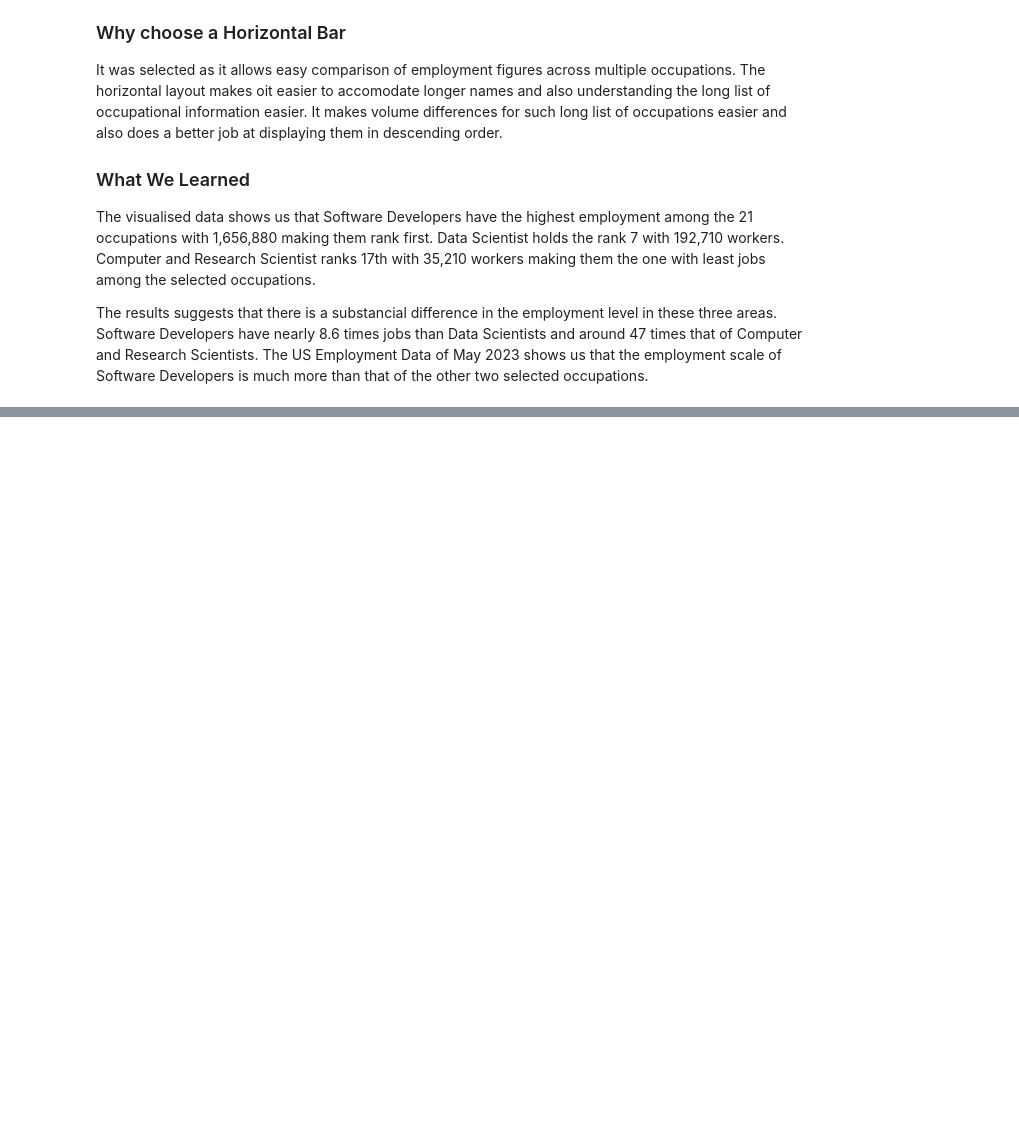
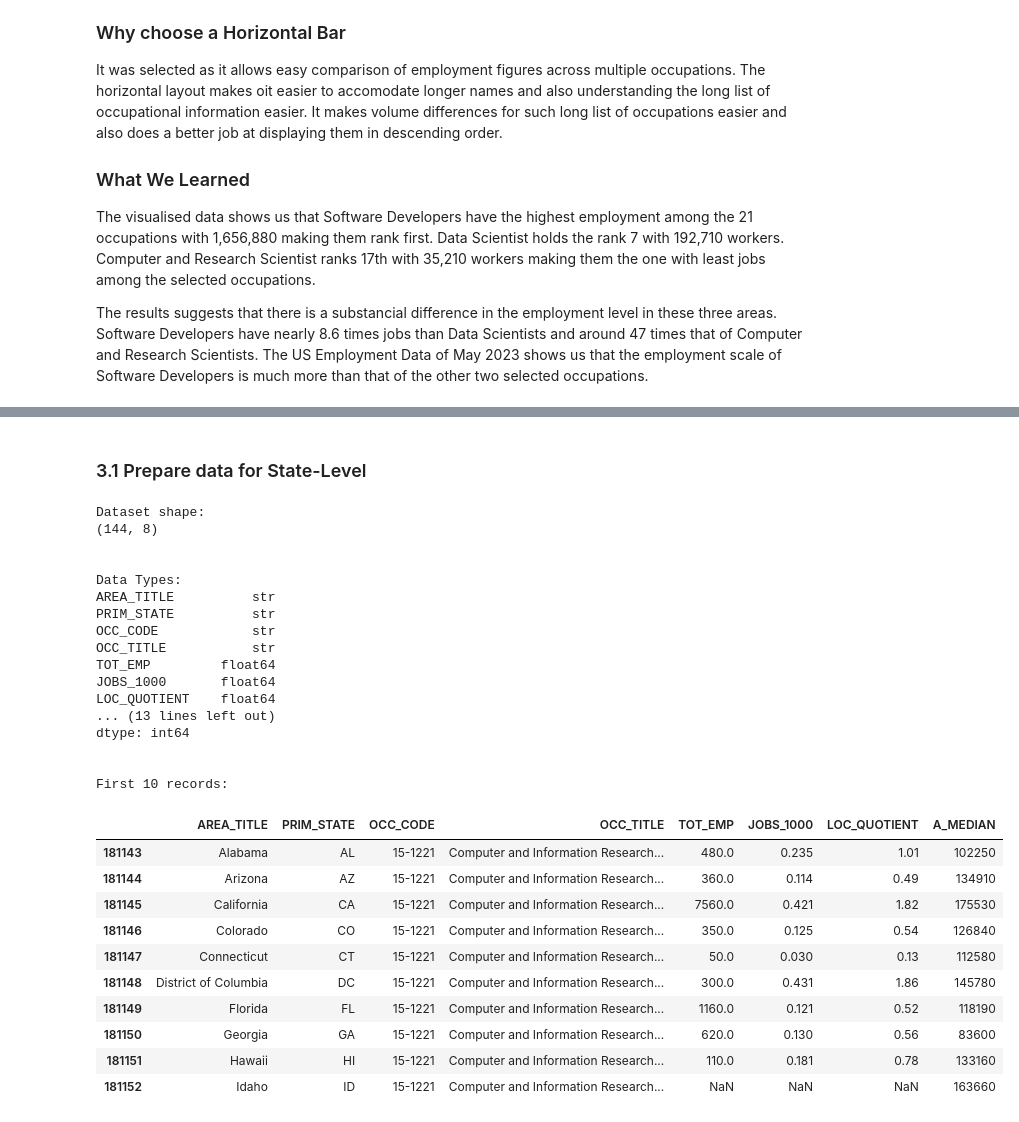
Before and after one commit to 2024635/CA1-Data-Visualisation-and-Communication-2024635, a Jupyter notebook: CA1-Data-Visualisation-and-Communication.ipynb, the cells around one changed output, grey strips where cells are left out. Saved outputs shown, nothing was run; the diff lists cells and outputs as text; code cells hidden in the pictures; blank space fills up the shorter version.

```diff
--- a/CA1-Data-Visualisation-and-Communication.ipynb
+++ b/CA1-Data-Visualisation-and-Communication.ipynb
@@ -482,0 +486,2 @@ The results suggests that there is a substancial difference in the employment le
+# %% [markdown]
+### 3.1 Prepare data for State-Level
@@ -482,0 +503,70 @@ The results suggests that there is a substancial difference in the employment le
+# %%
+# Selecting the required columns
+state_data = state_data[
+    [
+        "AREA_TITLE",
+        "PRIM_STATE",
+        "OCC_CODE",
+        "OCC_TITLE",
+        "TOT_EMP",
+        "JOBS_1000",
+        "LOC_QUOTIENT",
+        "A_MEDIAN"
+    ]
+    ].copy()
+# %%
+# Convert the numerical columns to numeric to make sure everything is in numeric and to avoid any future issues
+numeric_columns = [
+    "TOT_EMP",
+    "JOBS_1000",
+    "LOC_QUOTIENT",
+    "A_MEDIAN"
+]
+
+for col in numeric_columns:
+    state_data[col] = pd.to_numeric(
+        state_data[col],
+        errors = "coerce"
+    )
+# %%
+# Verifying the filtered data
+print("Dataset shape:")
+print(state_data.shape)
+
+print("\n\nData Types:")
+print(state_data.dtypes)
+
+print("\n\nMissing Values:")
+print(state_data.isna().sum())
+
+print("\n\nFirst 10 records:")
+display(state_data.head(10))
+# %% [output]
+Dataset shape:
+(144, 8)
+
+
+Data Types:
+AREA_TITLE          str
+PRIM_STATE          str
+OCC_CODE            str
+OCC_TITLE           str
+TOT_EMP         float64
+JOBS_1000       float64
+LOC_QUOTIENT    float64
+... (13 lines left out)
+dtype: int64
+
+
+First 10 records:
+|  | AREA_TITLE | PRIM_STATE | OCC_CODE | OCC_TITLE | TOT_EMP | JOBS_1000 | LOC_QUOTIENT | A_MEDIAN |
+| 181143 | Alabama | AL | 15-1221 | Computer and Information Research... | 480.0 | 0.235 | 1.01 | 102250 |
+| 181144 | Arizona | AZ | 15-1221 | Computer and Information Research... | 360.0 | 0.114 | 0.49 | 134910 |
+| 181145 | California | CA | 15-1221 | Computer and Information Research... | 7560.0 | 0.421 | 1.82 | 175530 |
+| 181146 | Colorado | CO | 15-1221 | Computer and Information Research... | 350.0 | 0.125 | 0.54 | 126840 |
+| 181147 | Connecticut | CT | 15-1221 | Computer and Information Research... | 50.0 | 0.030 | 0.13 | 112580 |
+| 181148 | District of Columbia | DC | 15-1221 | Computer and Information Research... | 300.0 | 0.431 | 1.86 | 145780 |
+| 181149 | Florida | FL | 15-1221 | Computer and Information Research... | 1160.0 | 0.121 | 0.52 | 118190 |
+| 181150 | Georgia | GA | 15-1221 | Computer and Information Research... | 620.0 | 0.130 | 0.56 | 83600 |
+| 181151 | Hawaii | HI | 15-1221 | Computer and Information Research... | 110.0 | 0.181 | 0.78 | 133160 |
+| 181152 | Idaho | ID | 15-1221 | Computer and Information Research... | NaN | NaN | NaN | 163660 |
```
Also changed, not shown: parts of 11 cells of this notebook.
